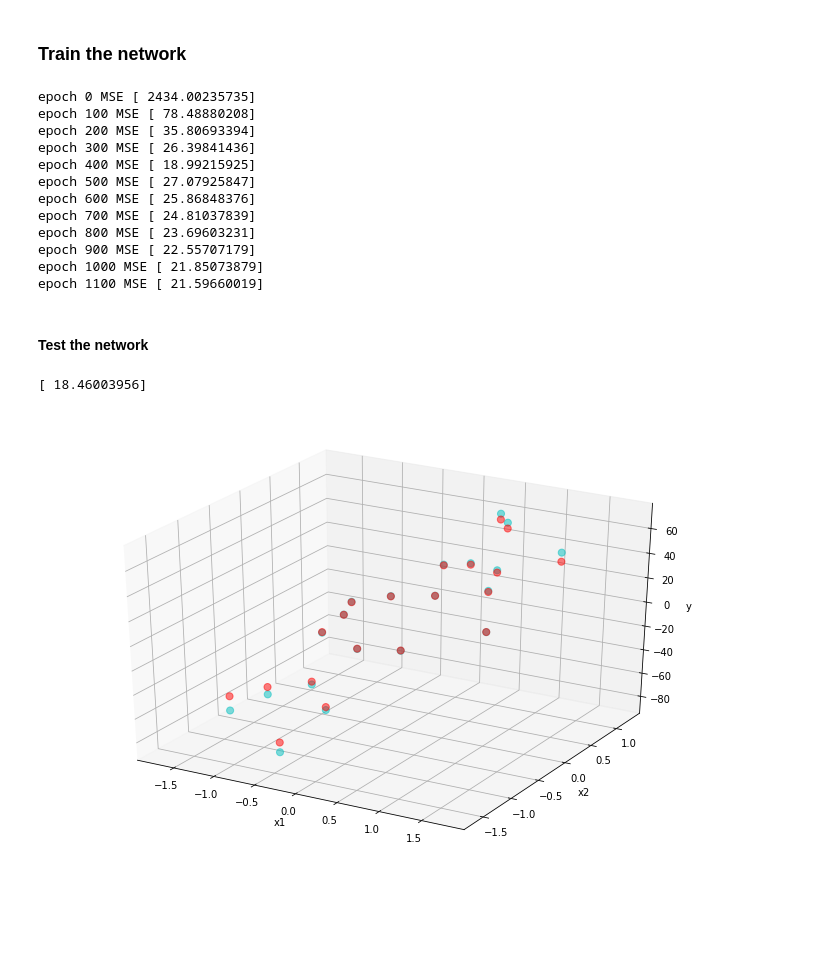
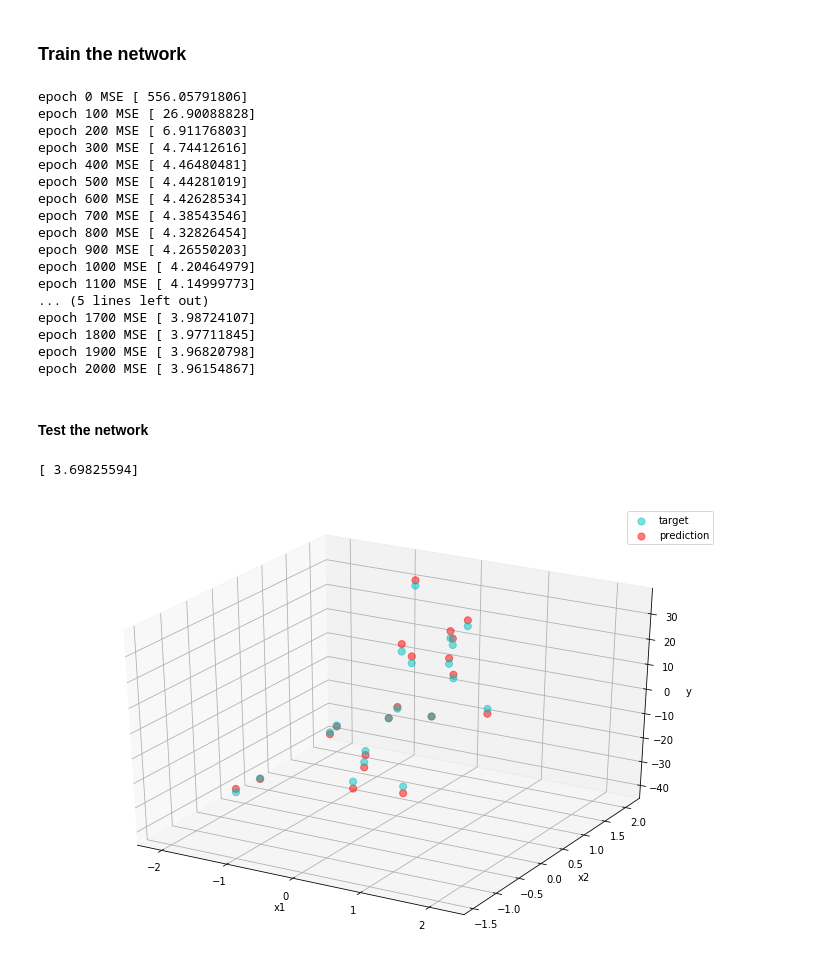
Before and after one commit to fatmirboja/deep-learning, a Jupyter notebook: plain-networks/plain-neural-network.ipynb, the cells around one changed output. Drawn from its saved outputs; the diff is of its cells as text; code cells hidden in the pictures; blank space fills up the shorter version.

```diff
--- a/plain-networks/plain-neural-network.ipynb
+++ b/plain-networks/plain-neural-network.ipynb
@@ -96,7 +96,7 @@ class NeuralNetwork():
         return output
 
     # train
-    def train(self, x_train, y_train, x_valid, y_valid, epochs=1200, learning_rate=0.001):
+    def train(self, x_train, y_train, x_valid, y_valid, epochs=1000, learning_rate=0.001):
         for epoch in range(epochs):
             # one element at a time
             for i in range(len(x_train)):
@@ -135,20 +135,25 @@ class NeuralNetwork():
 # initialize the network
 nn = NeuralNetwork()
 
-nn.train(x_train, y_train, x_valid, y_valid)
+nn.train(x_train, y_train, x_valid, y_valid, epochs=2100)
 # %% [output]
-epoch 0 MSE [ 2434.00235735]
-epoch 100 MSE [ 78.48880208]
-epoch 200 MSE [ 35.80693394]
-epoch 300 MSE [ 26.39841436]
-epoch 400 MSE [ 18.99215925]
-epoch 500 MSE [ 27.07925847]
-epoch 600 MSE [ 25.86848376]
-epoch 700 MSE [ 24.81037839]
-epoch 800 MSE [ 23.69603231]
-epoch 900 MSE [ 22.55707179]
-epoch 1000 MSE [ 21.85073879]
-epoch 1100 MSE [ 21.59660019]
+epoch 0 MSE [ 556.05791806]
+epoch 100 MSE [ 26.90088828]
+epoch 200 MSE [ 6.91176803]
+epoch 300 MSE [ 4.74412616]
+epoch 400 MSE [ 4.46480481]
+epoch 500 MSE [ 4.44281019]
+epoch 600 MSE [ 4.42628534]
+epoch 700 MSE [ 4.38543546]
+epoch 800 MSE [ 4.32826454]
+epoch 900 MSE [ 4.26550203]
+epoch 1000 MSE [ 4.20464979]
+epoch 1100 MSE [ 4.14999773]
+... (5 lines left out)
+epoch 1700 MSE [ 3.98724107]
+epoch 1800 MSE [ 3.97711845]
+epoch 1900 MSE [ 3.96820798]
+epoch 2000 MSE [ 3.96154867]
 # %% [markdown]
 #### Test the network
 # %%
@@ -156,18 +161,20 @@ output = nn.feed_forward(x_test)
 mean_square = nn.mean_square(y_test, output)
 print(mean_square)
 # %% [output]
-[ 18.46003956]
+[ 3.69825594]
 # %%
 fig = plt.figure(figsize=(12,8))
 ax = fig.add_subplot(111, projection='3d')
 
-ax.scatter(x_test[:,0], x_test[:,1], y_test[:,0], s=50, c='c', alpha=0.5)
-ax.scatter(x_test[:,0], x_test[:,1], output[:,0], s=50, c='r', alpha=0.5)
+ax.scatter(x_test[:,0], x_test[:,1], y_test[:,0], s=50, c='c', alpha=0.5, label='target')
+ax.scatter(x_test[:,0], x_test[:,1], output[:,0], s=50, c='r', alpha=0.5, label='prediction')
 
 ax.set_xlabel('x1')
 ax.set_ylabel('x2')
 ax.set_zlabel('y')
 
+plt.legend()
+
 plt.show()
 # %% [output]
-[figure, old version]
+[figure, new version]
```
Also changed, not shown: parts of 1 cell of this notebook.
